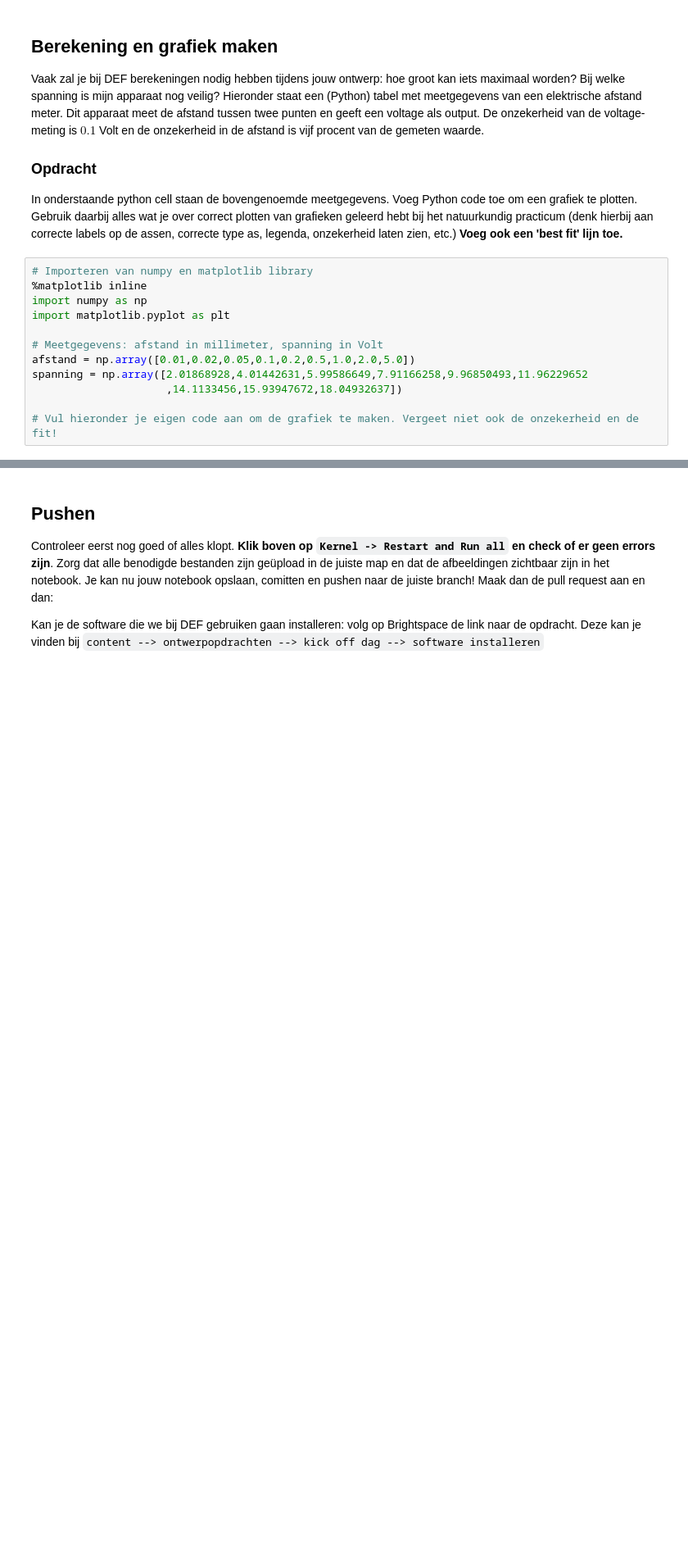
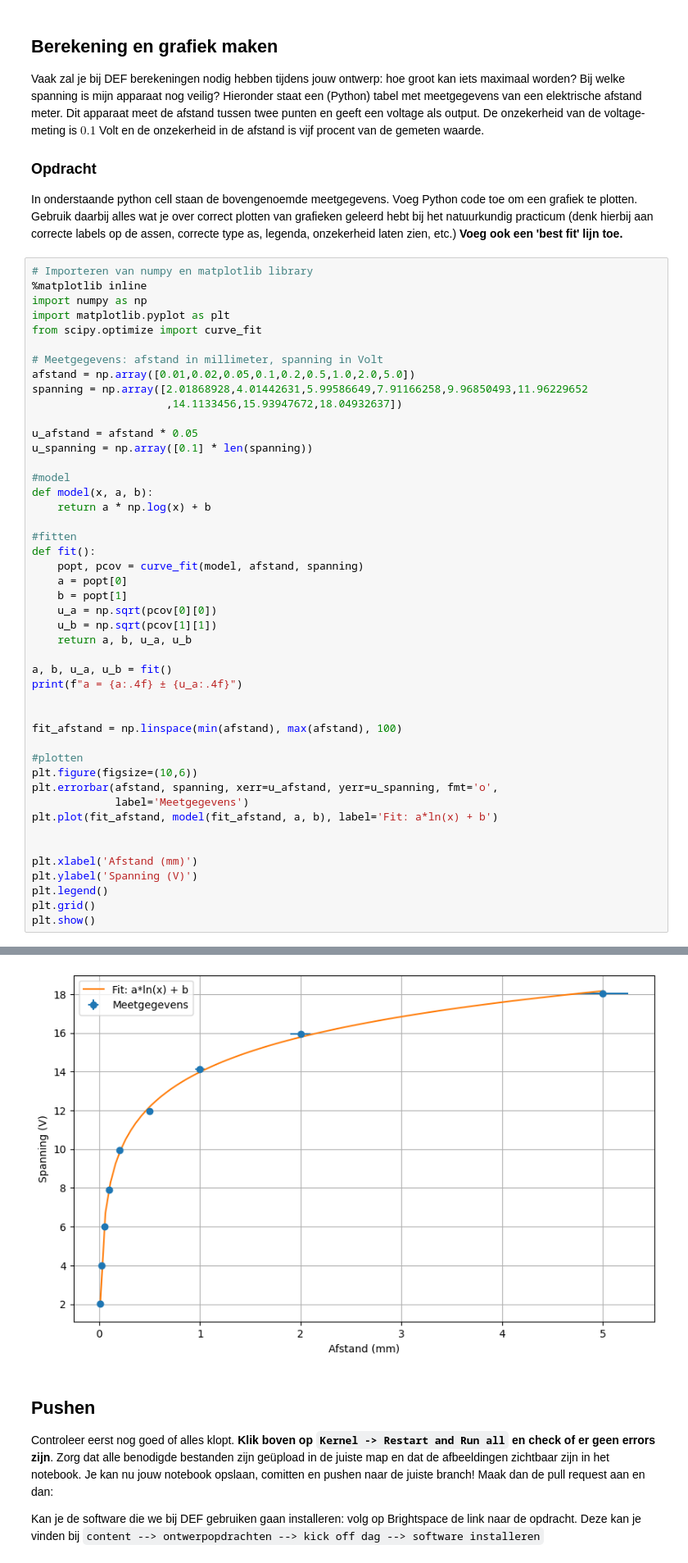
Before and after one commit to gltChboy/opdrachten-DEF-D, a Jupyter notebook: FysiekeOntwerpopdrachten/0KickOffDag/KickoffdagTestAssignment.ipynb, the cells around one changed output, grey strips where cells are left out. Shown at 82% size. Cells and saved outputs as stored; diff of their text form; blank space fills up the shorter version.

```diff
--- a/FysiekeOntwerpopdrachten/0KickOffDag/KickoffdagTestAssignment.ipynb
+++ b/FysiekeOntwerpopdrachten/0KickOffDag/KickoffdagTestAssignment.ipynb
@@ -67,10 +67,45 @@ In onderstaande python cell staan de bovengenoemde meetgegevens. Voeg Python cod
 %matplotlib inline
 import numpy as np
 import matplotlib.pyplot as plt
+from scipy.optimize import curve_fit
 
 # Meetgegevens: afstand in millimeter, spanning in Volt
 afstand = np.array([0.01,0.02,0.05,0.1,0.2,0.5,1.0,2.0,5.0])
 spanning = np.array([2.01868928,4.01442631,5.99586649,7.91166258,9.96850493,11.96229652
                      ,14.1133456,15.93947672,18.04932637])
 
-# Vul hieronder je eigen code aan om de grafiek te maken. Vergeet niet ook de onzekerheid en de fit!
+u_afstand = afstand * 0.05
+u_spanning = np.array([0.1] * len(spanning))
+
+#model
+def model(x, a, b):
+    return a * np.log(x) + b
+
+#fitten
+def fit():
+    popt, pcov = curve_fit(model, afstand, spanning)
+    a = popt[0]
+    b = popt[1]
+    u_a = np.sqrt(pcov[0][0])
+    u_b = np.sqrt(pcov[1][1])
+    return a, b, u_a, u_b
+
+a, b, u_a, u_b = fit()
+print(f"a = {a:.4f} ± {u_a:.4f}")
+
+
+fit_afstand = np.linspace(min(afstand), max(afstand), 100)
+
+#plotten
+plt.figure(figsize=(10,6))
+plt.errorbar(afstand, spanning, xerr=u_afstand, yerr=u_spanning, fmt='o',
+             label='Meetgegevens')
+plt.plot(fit_afstand, model(fit_afstand, a, b), label='Fit: a*ln(x) + b')
+
+
+plt.xlabel('Afstand (mm)')
+plt.ylabel('Spanning (V)')
+plt.legend()
+plt.grid()
+plt.show()
+# %% [output]
@@ -77,3 +113,4 @@ spanning = np.array([2.01868928,4.01442631,5.99586649,7.91166258,9.96850493,11.9
+[figure, added]
 # %% [markdown]
 ## Pushen
 
```
Also changed, not shown: parts of 3 cells of this notebook.
